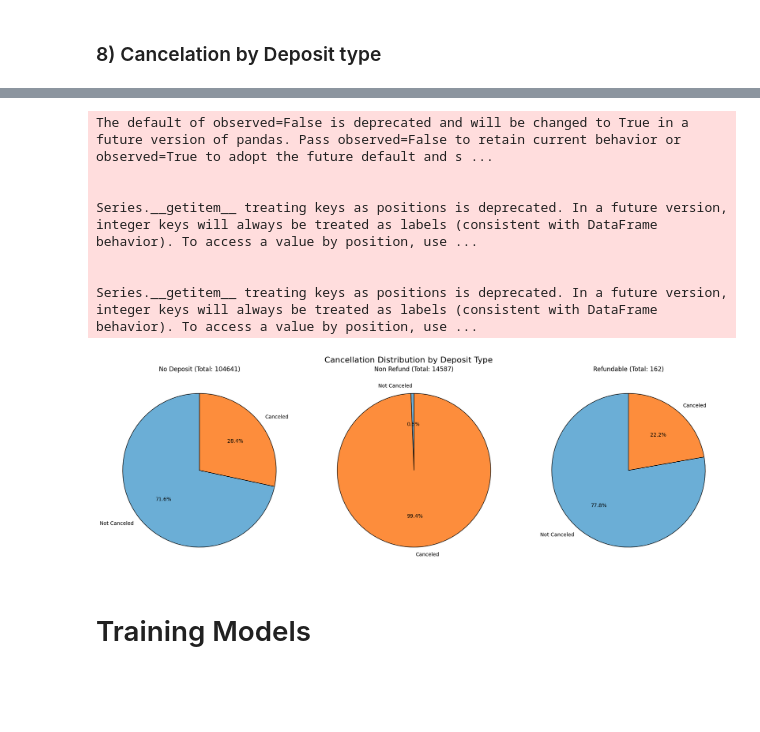
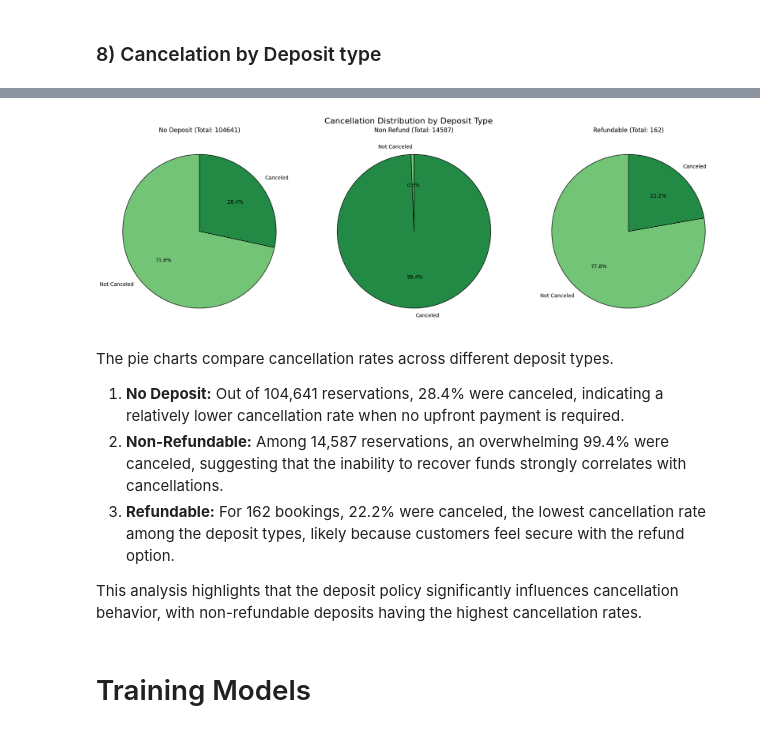
Before and after one commit to asif-mursalin/Data-mining-project, a Jupyter notebook: Project.ipynb, the cells around one changed output, grey strips where cells are left out. Saved outputs shown, nothing was run; the diff lists cells and outputs as text; code cells hidden in the pictures; blank space fills up the shorter version.

```diff
--- a/Project.ipynb
+++ b/Project.ipynb
@@ -2159,50 +2042,35 @@ plt.show()
 # %%
-# Group by deposit_type and cancellation status, then calculate the counts
 deposit_type_cancellation = df.groupby(['deposit_type', 'is_canceled']).size().unstack(fill_value=0)
 
-# Prepare the figure for a 1x3 grid of pie charts
 fig, axes = plt.subplots(nrows=1, ncols=3, figsize=(18, 6))
-
-# Flatten axes to make indexing easier
 axes = axes.flatten()
-
-# Loop through each deposit type and plot a pie chart
 for i, (deposit, row) in enumerate(deposit_type_cancellation.iterrows()):
-    total = row.sum()  # Total number of reservations for this deposit type
-    canceled_count = row[1]  # Number of canceled reservations
-    not_canceled_count = row[0]  # Number of non-canceled reservations
-
-    # Create the pie chart for each deposit type
+    total = row.sum()
+    canceled_count = row[1]
+    not_canceled_count = row[0]
     axes[i].pie([not_canceled_count, canceled_count],
                 labels=["Not Canceled", "Canceled"],
                 autopct='%1.1f%%',
                 startangle=90,
-                colors=['#6baed6', '#fd8d3c'],
+                colors=['#73c477', '#238a45'],
                 wedgeprops={'edgecolor': 'black'})
-
-    # Set title for each pie chart
     axes[i].set_title(f"{deposit} (Total: {total})", fontsize=12)
-
-# Remove empty subplots (if any)
 for j in range(i + 1, len(axes)):
     axes[j].axis('off')
-
-# Set the title for the entire grid
 fig.suptitle("Cancellation Distribution by Deposit Type", fontsize=16)
-
-# Adjust layout to avoid overlap
 plt.tight_layout()
-plt.subplots_adjust(top=0.9)  # Adjust the top to make space for the figure title
+plt.subplots_adjust(top=0.9)
 plt.show()
 # %% [output]
-The default of observed=False is deprecated and will be changed to True in a future version of pandas. Pass observed=False to retain current behavior or observed=True to adopt the future default and s ...
-
-
-Series.__getitem__ treating keys as positions is deprecated. In a future version, integer keys will always be treated as labels (consistent with DataFrame behavior). To access a value by position, use ...
-
-
-Series.__getitem__ treating keys as positions is deprecated. In a future version, integer keys will always be treated as labels (consistent with DataFrame behavior). To access a value by position, use ...
-[figure, old version]
+[figure, new version]
+# %% [markdown]
+The pie charts compare cancellation rates across different deposit types.
+
+1. **No Deposit:** Out of 104,641 reservations, 28.4% were canceled, indicating a relatively lower cancellation rate when no upfront payment is required.
+2. **Non-Refundable:** Among 14,587 reservations, an overwhelming 99.4% were canceled, suggesting that the inability to recover funds strongly correlates with cancellations.
+3. **Refundable:** For 162 bookings, 22.2% were canceled, the lowest cancellation rate among the deposit types, likely because customers feel secure with the refund option.
+
+This analysis highlights that the deposit policy significantly influences cancellation behavior, with non-refundable deposits having the highest cancellation rates.
 # %% [markdown]
 # Training Models
 # %% [markdown]
```
Also changed, not shown: parts of 18 cells of this notebook.
